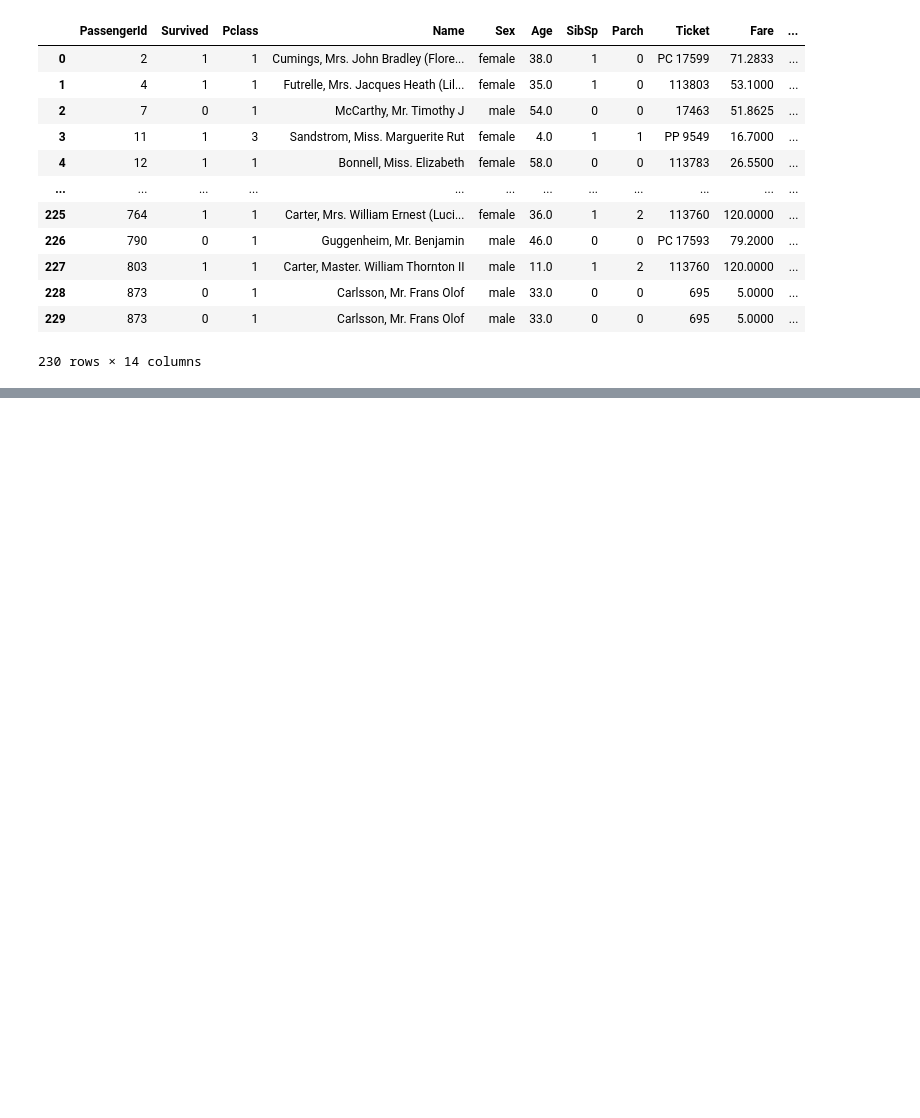
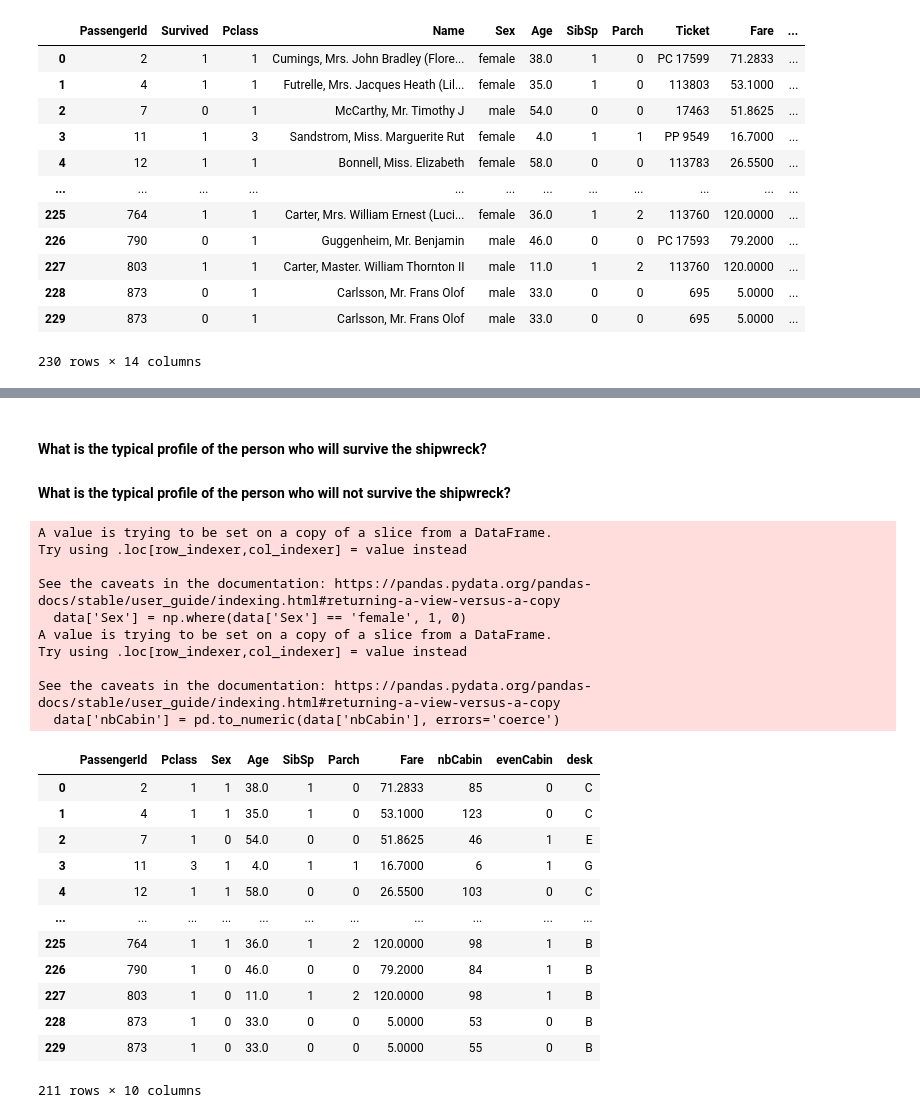
Before and after one commit to leavitorino/data-science-tutorials, a Jupyter notebook: introduction-to-python/Introduction to pandas.ipynb, the cells around one changed output, grey strips where cells are left out. Saved outputs shown, nothing was run; the diff lists cells and outputs as text; code cells hidden in the pictures; blank space fills up the shorter version.

```diff
--- a/introduction-to-python/Introduction to pandas.ipynb
+++ b/introduction-to-python/Introduction to pandas.ipynb
@@ -413,0 +483,36 @@ TypeError: int() argument must be a string, a bytes-like object or a number, not
+# %% [markdown]
+#### What is the typical profile of the person who will survive the shipwreck?
+
+#### What is the typical profile of the person who will not survive the shipwreck?
+# %%
+df_nbCabin = df_nbCabin.drop(np.where(df_nbCabin['Age'].isnull())[0])
+data.reset_index(drop = True, inplace = True)
+survived = df_nbCabin['Survived']
+data = df_nbCabin.iloc[:, [0, 2, 4, 5, 6, 7, 9, 14, 15, 16]]
+data['Sex'] = np.where(data['Sex'] == 'female', 1, 0)
+data['nbCabin'] = pd.to_numeric(data['nbCabin'], errors='coerce')
+data
+# %% [output]
+A value is trying to be set on a copy of a slice from a DataFrame.
+Try using .loc[row_indexer,col_indexer] = value instead
+
+See the caveats in the documentation: https://pandas.pydata.org/pandas-docs/stable/user_guide/indexing.html#returning-a-view-versus-a-copy
+  data['Sex'] = np.where(data['Sex'] == 'female', 1, 0)
+A value is trying to be set on a copy of a slice from a DataFrame.
+Try using .loc[row_indexer,col_indexer] = value instead
+
+See the caveats in the documentation: https://pandas.pydata.org/pandas-docs/stable/user_guide/indexing.html#returning-a-view-versus-a-copy
+  data['nbCabin'] = pd.to_numeric(data['nbCabin'], errors='coerce')
+|  | PassengerId | Pclass | Sex | Age | SibSp | Parch | Fare | nbCabin | evenCabin | desk |
+| 0 | 2 | 1 | 1 | 38.0 | 1 | 0 | 71.2833 | 85 | 0 | C |
+| 1 | 4 | 1 | 1 | 35.0 | 1 | 0 | 53.1000 | 123 | 0 | C |
+| 2 | 7 | 1 | 0 | 54.0 | 0 | 0 | 51.8625 | 46 | 1 | E |
+| 3 | 11 | 3 | 1 | 4.0 | 1 | 1 | 16.7000 | 6 | 1 | G |
+| 4 | 12 | 1 | 1 | 58.0 | 0 | 0 | 26.5500 | 103 | 0 | C |
+| ... | ... | ... | ... | ... | ... | ... | ... | ... | ... | ... |
+| 225 | 764 | 1 | 1 | 36.0 | 1 | 2 | 120.0000 | 98 | 1 | B |
+| 226 | 790 | 1 | 0 | 46.0 | 0 | 0 | 79.2000 | 84 | 1 | B |
+| 227 | 803 | 1 | 0 | 11.0 | 1 | 2 | 120.0000 | 98 | 1 | B |
+| 228 | 873 | 1 | 0 | 33.0 | 0 | 0 | 5.0000 | 53 | 0 | B |
+| 229 | 873 | 1 | 0 | 33.0 | 0 | 0 | 5.0000 | 55 | 0 | B |
+211 rows × 10 columns
```
Also changed, not shown: parts of 16 cells of this notebook.
